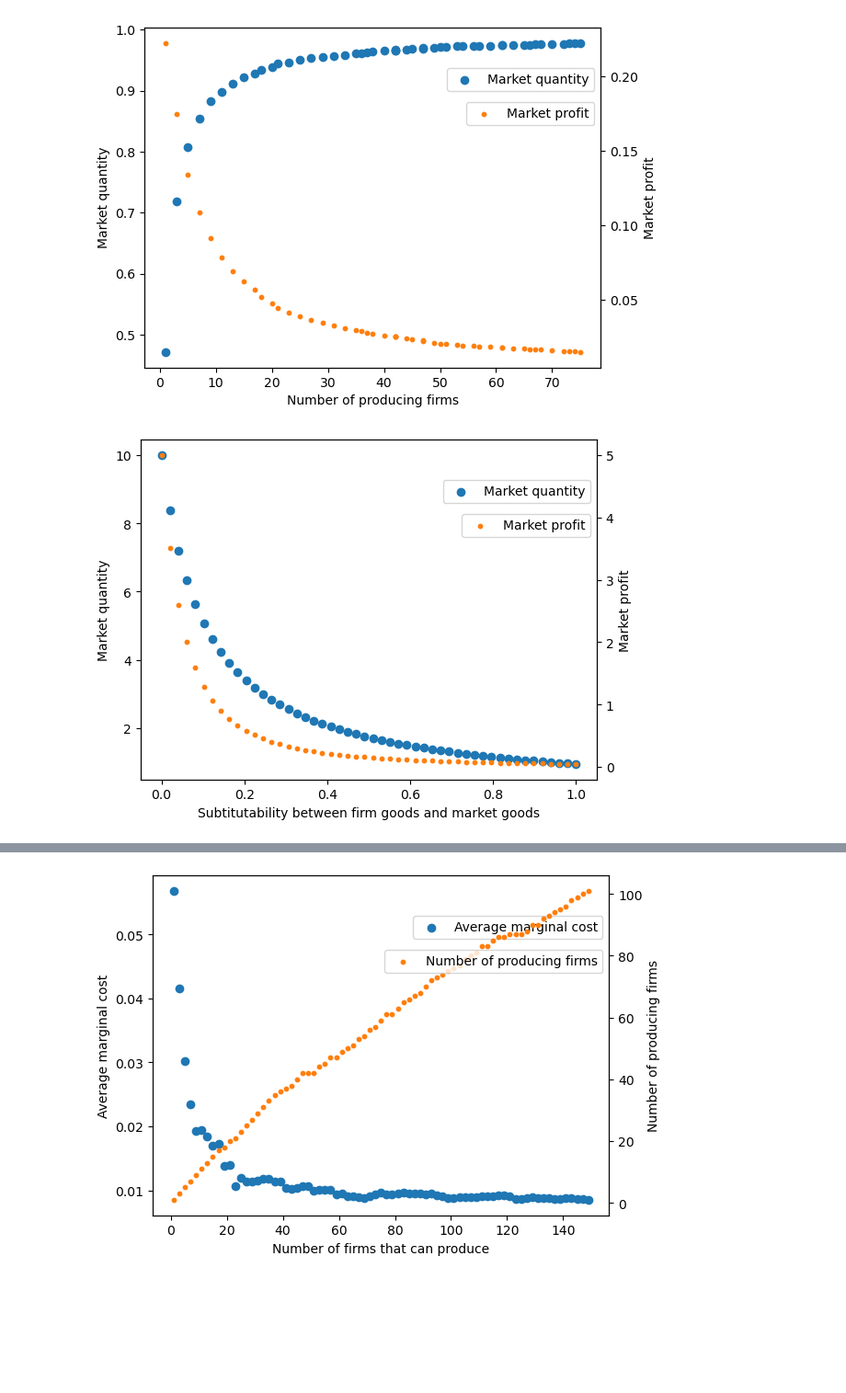
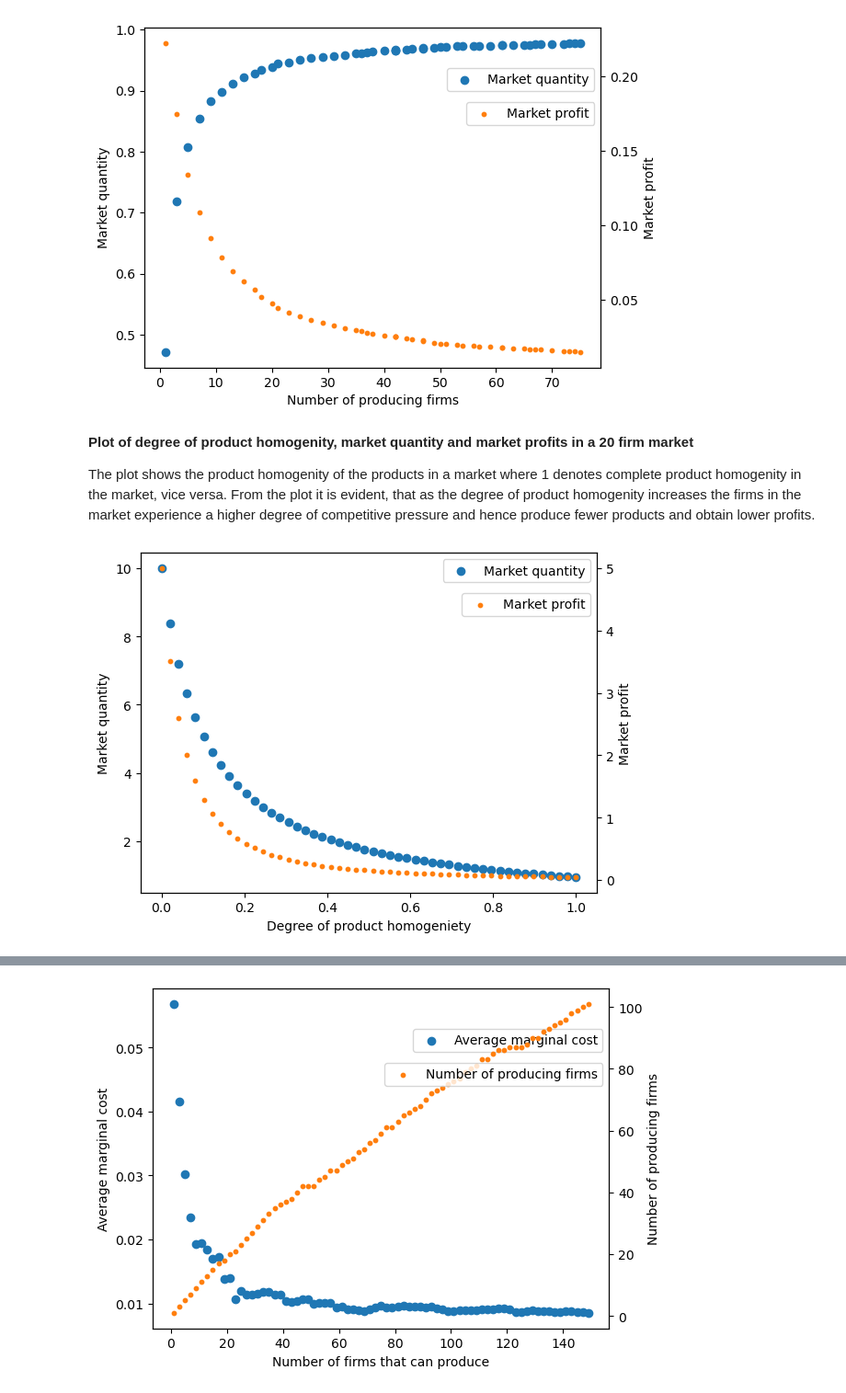
Before and after one commit to NumEconCopenhagen/projects-2023-magnus-kristian, a Jupyter notebook: modelproject/modelproject.ipynb, the cells around one changed output, grey strips where cells are left out. Shown at 92% size. Saved outputs shown, nothing was run; the diff lists cells and outputs as text; code cells hidden in the pictures; blank space fills up the shorter version.

```diff
--- a/modelproject/modelproject.ipynb
+++ b/modelproject/modelproject.ipynb
@@ -113,38 +125,43 @@ ax1.legend(loc='upper right', bbox_to_anchor=(1, 0.9))
 plt.show()
 # %% [output]
 [figure]
+# %% [markdown]
+**Plot of degree of product homogenity, market quantity and market profits in a 20 firm market**
+
+The plot shows the product homogenity of the products in a market where 1 denotes complete product homogenity in the market, vice versa. From the plot it is evident, that as the degree of product homogenity increases the firms in the market experience a higher degree of competitive pressure and hence produce fewer products and obtain lower profits.
 # %%
 b_list = np.linspace(0,1,50)
 x_list = []
 profit_list = []
 
+#Run model for 20 firms
 for i in b_list:
     sol = modelproject.solve_model(20,b=i,c_constant=0,display=False)
     sum_profit = sum(sol.profit)
     sum_x = sum(sol.x0)
     profit_list.append(sum_profit)
     x_list.append(sum_x)
 
 # Create a figure and axis object
 fig, ax1 = plt.subplots()
 
 # Plot x0 on the first y-axis
-ax1.set_xlabel('Subtitutability between firm goods and market goods')
+ax1.set_xlabel('Degree of product homogeniety')
 ax1.set_ylabel('Market quantity')
 ax1.scatter(b_list, x_list, color='tab:blue', label='Market quantity')
 
 # Create a second y-axis object
 ax2 = ax1.twinx()
 
 # Plot profit on the second y-axis
 ax2.set_ylabel('Market profit')
 ax2.scatter(b_list, profit_list, color='tab:orange', label='Market profit', s=10)
 
 # Add a legend in the upper right corner
 ax2.legend(loc='upper right', bbox_to_anchor=(1, 0.9))
 ax1.legend(loc='upper right', bbox_to_anchor=(1, 1))
 
 # Show the plot
 plt.show()
 # %% [output]
-[figure, old version]
+[figure, new version]
```
Also changed, not shown: parts of 6 cells of this notebook.
